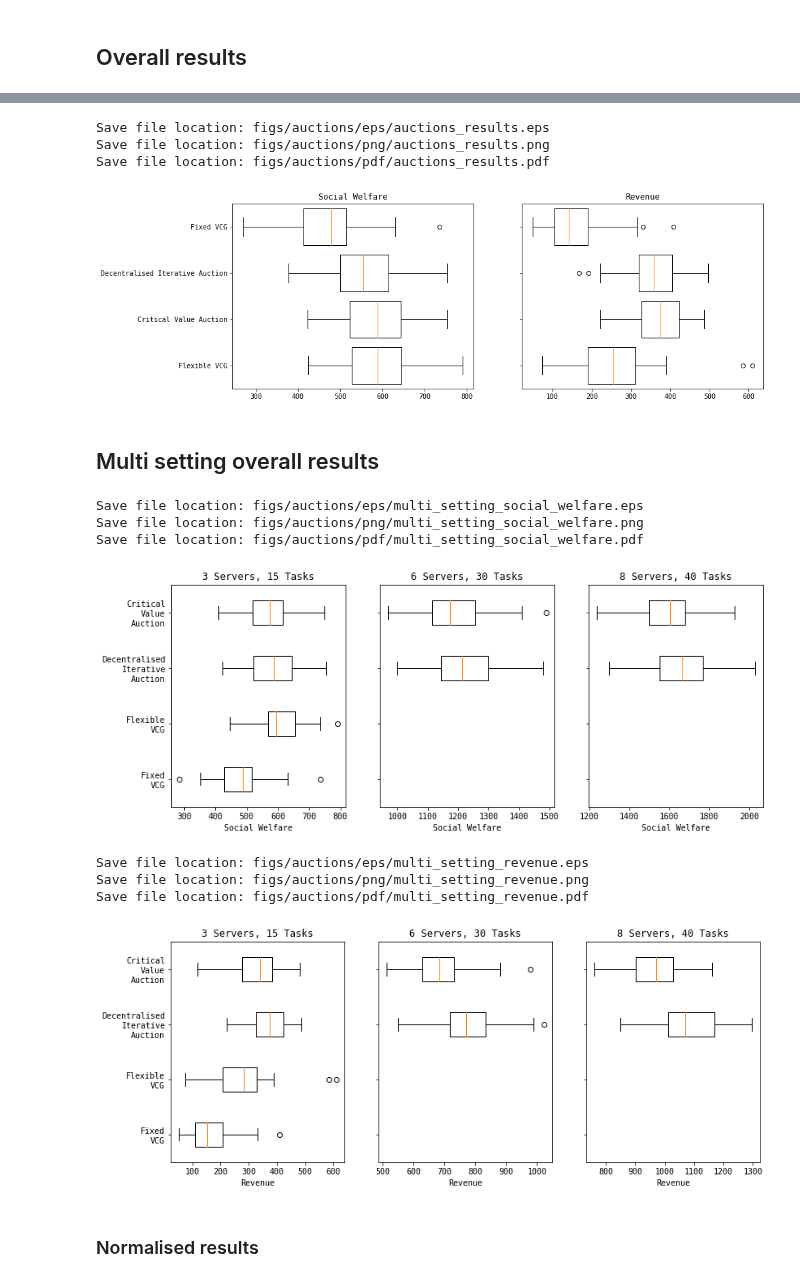
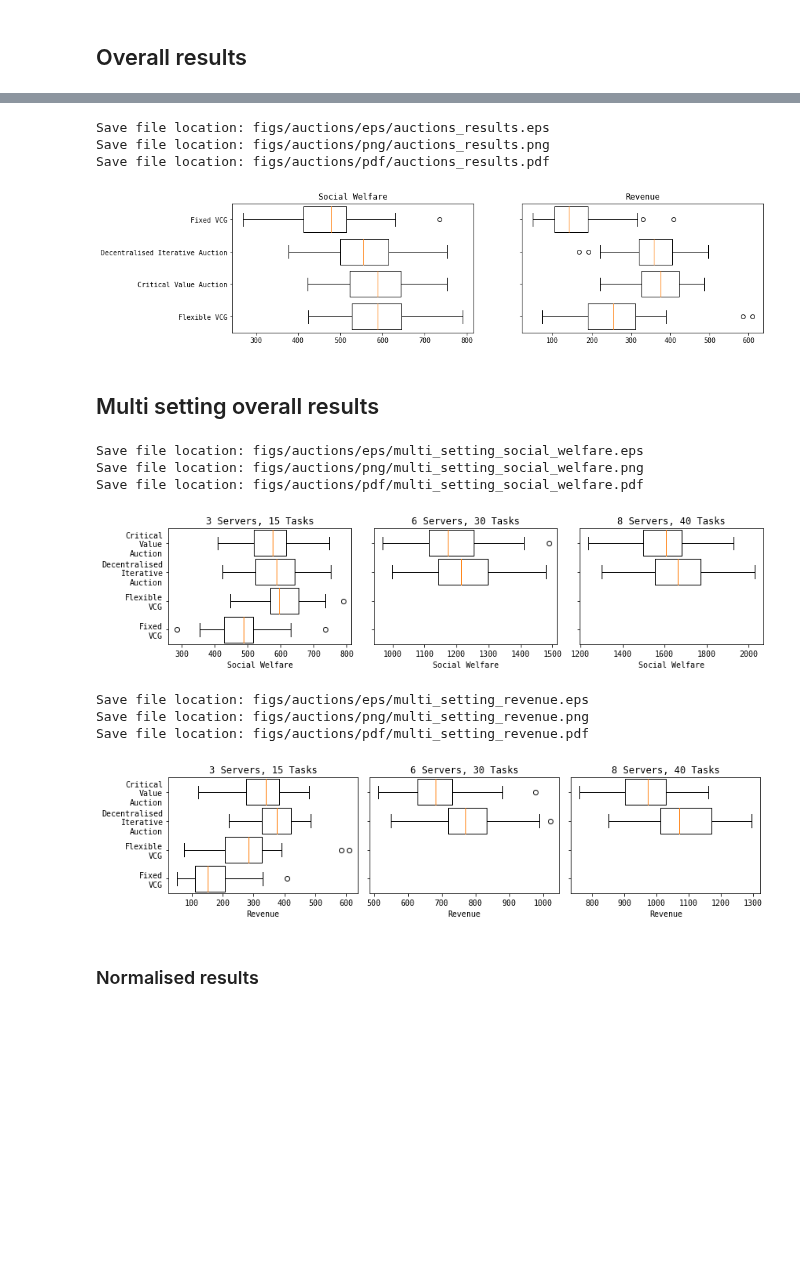
Before and after one commit to pseudo-rnd-thoughts/Elastic-Resource-Allocation, a Jupyter notebook: analysis/auctions.ipynb, the cells around one changed output, grey strips where cells are left out. Drawn from its saved outputs; the diff is of its cells as text; code cells hidden in the pictures; blank space fills up the shorter version.

```diff
--- a/analysis/auctions.ipynb
+++ b/analysis/auctions.ipynb
@@ -21,9 +21,10 @@ from src.extra.io import save_plot
 matplotlib.rcParams['font.family'] = "monospace"
 %matplotlib inline
 # %%
-for filename in os.listdir('../data'):
+folder = '../data/auctions'
+for filename in os.listdir(folder):
     if 'auction' in filename:
-        with open(f'../data/{filename}') as file:
+        with open(f'{folder}/{filename}') as file:
             json_data = json.load(file)
             print(f'{filename}: {len(json_data)}')
 # %% [output]
@@ -32,7 +33,7 @@ auctions_paper_r_t30_s6_dt07-22_11-55-31.json: 50
 auctions_paper_r_t30_s6_dt07-28_23-48-03.json: 50
 auctions_paper_r_t40_s8_dt07-22_11-57-21.json: 45
 # %%
-results_filename = '../data/auctions_paper_r_t15_s3_dt07-22_11-55-31.json'
+results_filename = f'{folder}/auctions_paper_r_t15_s3_dt07-22_11-55-31.json'
 
 with open(results_filename) as file:
     results_data = json.load(file)
@@ -196,20 +197,19 @@ reduced_df
 | 7 | Decentralised Iterative Auction | [464, 488, 648, 522, 428, 517, 61... | [0.654, 0.758, 0.823, 0.684, 0.68... | [0.467, 0.667, 0.733, 0.533, 0.53... | [372.355, 336.64000000000004, 423... | [14.095, 23.042, 28.629, 16.528, ... | [49.2, 50.281, 54.194, 51.34, 61.... | ... |
 | 1 | Fixed VCG | [362, 412, 517, 427, 307, 454, 48... | [0.511, 0.64, 0.657, 0.56, 0.493,... | [0.4, 0.533, 0.533, 0.467, 0.4, 0... | [78, 116, 141, 147, 125, 158, 317... | [2.543, 79.878, 267.35, 18.294, 6... | [10, 27, 14, 14, 4, 9, 4, 5, 5, 3... | ... |
 # %%
-reduced_fig, (ax_reduced_sw, ax_reduced_rev) = plt.subplots(1, 2, figsize=(14,5))
+reduced_fig, (ax_reduced_sw, ax_reduced_rev) = plt.subplots(1, 2, figsize=(14, 3.5))
 ax_reduced_sw.boxplot(reduced_df['social welfare'], vert=False, widths=0.8)
 ax_reduced_sw.set_yticklabels(reduced_df['name'])
 ax_reduced_sw.set_title('Social Welfare')
-
 ax_reduced_rev.boxplot(reduced_df['revenue'], vert=False, widths=0.8)
 plt.setp(ax_reduced_rev.get_yticklabels(), visible=False)
 ax_reduced_rev.set_title('Revenue')
 save_plot('auctions_results', 'auctions')
 # %% [output]
 Save file location: figs/auctions/eps/auctions_results.eps
 Save file location: figs/auctions/png/auctions_results.png
 Save file location: figs/auctions/pdf/auctions_results.pdf
-[figure, old version]
+[figure, new version]
 # %% [markdown]
 ## Multi setting overall results
 # %%
@@ -231,43 +231,45 @@ def collect_data(filename, col, ax, with_optimal=True):
 # %%
-_, (sw_t15_s3_ax, sw_t30_s6_ax, sw_t40_s8_ax) = plt.subplots(1, 3, figsize=(13, 5))
-collect_data('../data/auctions_paper_r_t15_s3_dt07-22_11-55-31.json', 'social welfare', sw_t15_s3_ax)
+fig, (sw_t15_s3_ax, sw_t30_s6_ax, sw_t40_s8_ax) = plt.subplots(1, 3, figsize=(12, 3))
+collect_data(f'{folder}/auctions_paper_r_t15_s3_dt07-22_11-55-31.json', 'social welfare', sw_t15_s3_ax)
 sw_t15_s3_ax.set_yticklabels(['Fixed\nVCG', 'Flexible\nVCG', 'Decentralised\nIterative\nAuction', 'Critical\nValue\nAuction'])
 sw_t15_s3_ax.set_title('3 Servers, 15 Tasks')
 sw_t15_s3_ax.set_xlabel('Social Welfare')
-collect_data('../data/auctions_paper_r_t30_s6_dt07-28_23-48-03.json', 'social welfare', sw_t30_s6_ax, with_optimal=False)
+collect_data(f'{folder}/auctions_paper_r_t30_s6_dt07-28_23-48-03.json', 'social welfare', sw_t30_s6_ax, with_optimal=False)
 sw_t30_s6_ax.set_yticklabels(['', '', '', ''])
 sw_t30_s6_ax.set_title('6 Servers, 30 Tasks')
 sw_t30_s6_ax.set_xlabel('Social Welfare')
-collect_data('../data/auctions_paper_r_t40_s8_dt07-22_11-57-21.json', 'social welfare', sw_t40_s8_ax, with_optimal=False)
+collect_data(f'{folder}/auctions_paper_r_t40_s8_dt07-22_11-57-21.json', 'social welfare', sw_t40_s8_ax, with_optimal=False)
 sw_t40_s8_ax.set_yticklabels(['', '', '', ''])
 sw_t40_s8_ax.set_title('8 Servers, 40 Tasks')
 sw_t40_s8_ax.set_xlabel('Social Welfare')
+fig.tight_layout()
 save_plot('multi_setting_social_welfare', 'auctions')
 # %% [output]
 Save file location: figs/auctions/eps/multi_setting_social_welfare.eps
 Save file location: figs/auctions/png/multi_setting_social_welfare.png
 Save file location: figs/auctions/pdf/multi_setting_social_welfare.pdf
-[figure, old version]
+[figure, new version]
 # %%
-_, (rev_t15_s3_ax, rev_t30_s6_ax, rev_t40_s8_ax) = plt.subplots(1, 3, figsize=(13, 5))
-collect_data('../data/auctions_paper_r_t15_s3_dt07-22_11-55-31.json', 'total revenue', rev_t15_s3_ax)
+fig, (rev_t15_s3_ax, rev_t30_s6_ax, rev_t40_s8_ax) = plt.subplots(1, 3, figsize=(12, 3))
+collect_data(f'{folder}/auctions_paper_r_t15_s3_dt07-22_11-55-31.json', 'total revenue', rev_t15_s3_ax)
 rev_t15_s3_ax.set_yticklabels(['Fixed\nVCG', 'Flexible\nVCG', 'Decentralised\nIterative\nAuction', 'Critical\nValue\nAuction'])
 rev_t15_s3_ax.set_title('3 Servers, 15 Tasks')
 rev_t15_s3_ax.set_xlabel('Revenue')
-collect_data('../data/auctions_paper_r_t30_s6_dt07-28_23-48-03.json', 'total revenue', rev_t30_s6_ax, with_optimal=False)
+collect_data(f'{folder}/auctions_paper_r_t30_s6_dt07-28_23-48-03.json', 'total revenue', rev_t30_s6_ax, with_optimal=False)
 rev_t30_s6_ax.set_yticklabels(['', '', '', ''])
 rev_t30_s6_ax.set_title('6 Servers, 30 Tasks')
 rev_t30_s6_ax.set_xlabel('Revenue')
-collect_data('../data/auctions_paper_r_t40_s8_dt07-22_11-57-21.json', 'total revenue', rev_t40_s8_ax, with_optimal=False)
+collect_data(f'{folder}/auctions_paper_r_t40_s8_dt07-22_11-57-21.json', 'total revenue', rev_t40_s8_ax, with_optimal=False)
 rev_t40_s8_ax.set_yticklabels(['', '', '', ''])
 rev_t40_s8_ax.set_title('8 Servers, 40 Tasks')
 rev_t40_s8_ax.set_xlabel('Revenue')
+fig.tight_layout()
 save_plot('multi_setting_revenue', 'auctions')
 # %% [output]
 Save file location: figs/auctions/eps/multi_setting_revenue.eps
 Save file location: figs/auctions/png/multi_setting_revenue.png
 Save file location: figs/auctions/pdf/multi_setting_revenue.pdf
-[figure, old version]
+[figure, new version]
 # %% [markdown]
 ### Normalised results
 # %%
```
Also changed, not shown: parts of 2 cells of this notebook, 2 other files.
